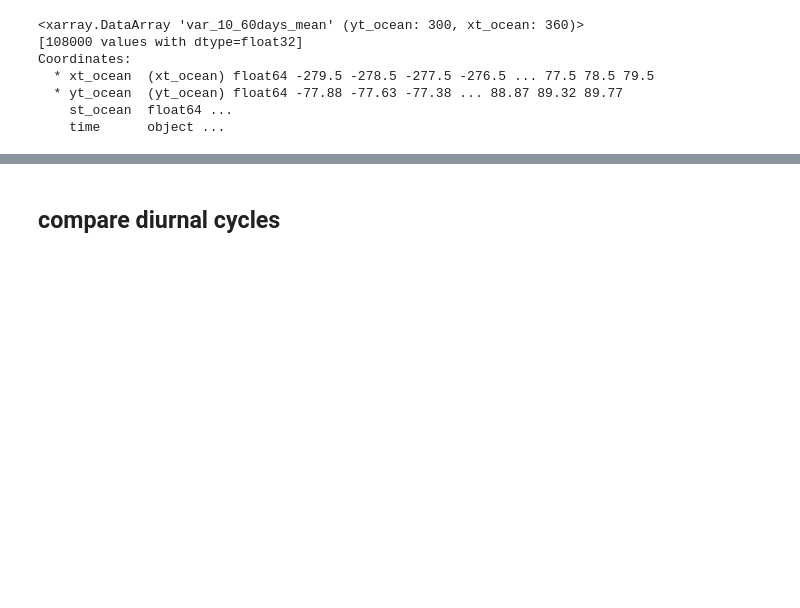
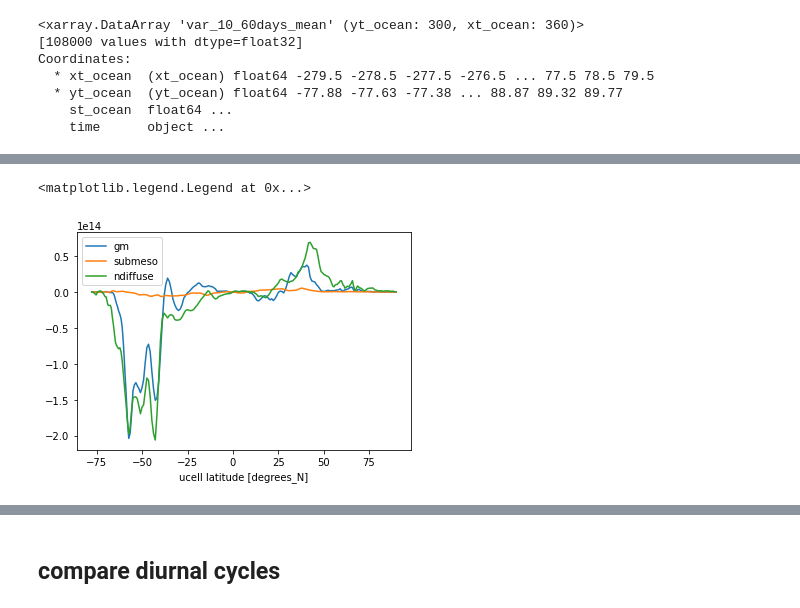
Before and after one commit to claireyung/Eddy_Diathermal_Code, a Jupyter notebook: Compare_1_0.25.ipynb, the cells around one changed output, grey strips where cells are left out. Saved outputs shown, nothing was run; the diff lists cells and outputs as text; code cells hidden in the pictures; blank space fills up the shorter version.

```diff
--- a/Compare_1_0.25.ipynb
+++ b/Compare_1_0.25.ipynb
@@ -501,0 +491,2 @@ var_lt_025 = (var_lt_mean_025*fgrd.area_t).sum('xt_ocean')/(fgrd.area_t).sum('xt
+# %%
+fwmass_1yr1deg = xr.open_mfdataset('/scratch/e14/cy8964/access-om2/archive/1deg_jra55_ryf/output101/ocean/ocean_wmass.nc').chunk({'grid_yt_ocean':ych/10,'grid_yu_ocean':ych/10,'grid_xt_ocean':xch/10})
@@ -501,0 +535,8 @@ var_lt_025 = (var_lt_mean_025*fgrd.area_t).sum('xt_ocean')/(fgrd.area_t).sum('xt
+# %%
+temp_yflux_gm_on_nrho.sum('grid_xt_ocean').sum('neutral').plot(label = 'gm')
+temp_yflux_submeso_on_nrho.sum('grid_xt_ocean').sum('neutral').plot(label = 'submeso')
+temp_yflux_ndiffuse_on_nrho.sum('grid_xt_ocean').sum('neutral').plot(label = 'ndiffuse')
+plt.legend()
+# %% [output]
+<matplotlib.legend.Legend at 0x...>
+[figure, added]
```
Also changed, not shown: parts of 21 cells of this notebook, 3 other files.
